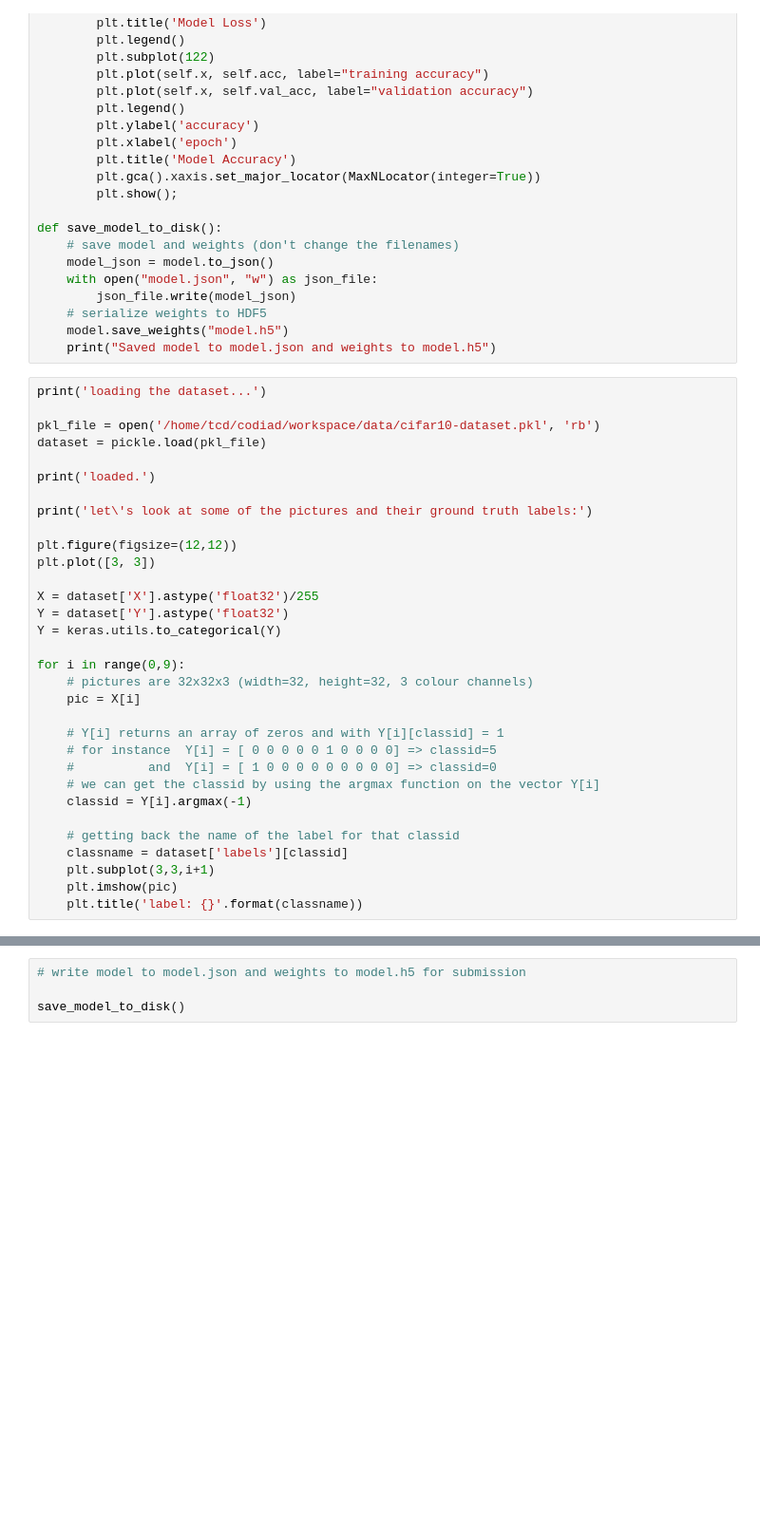
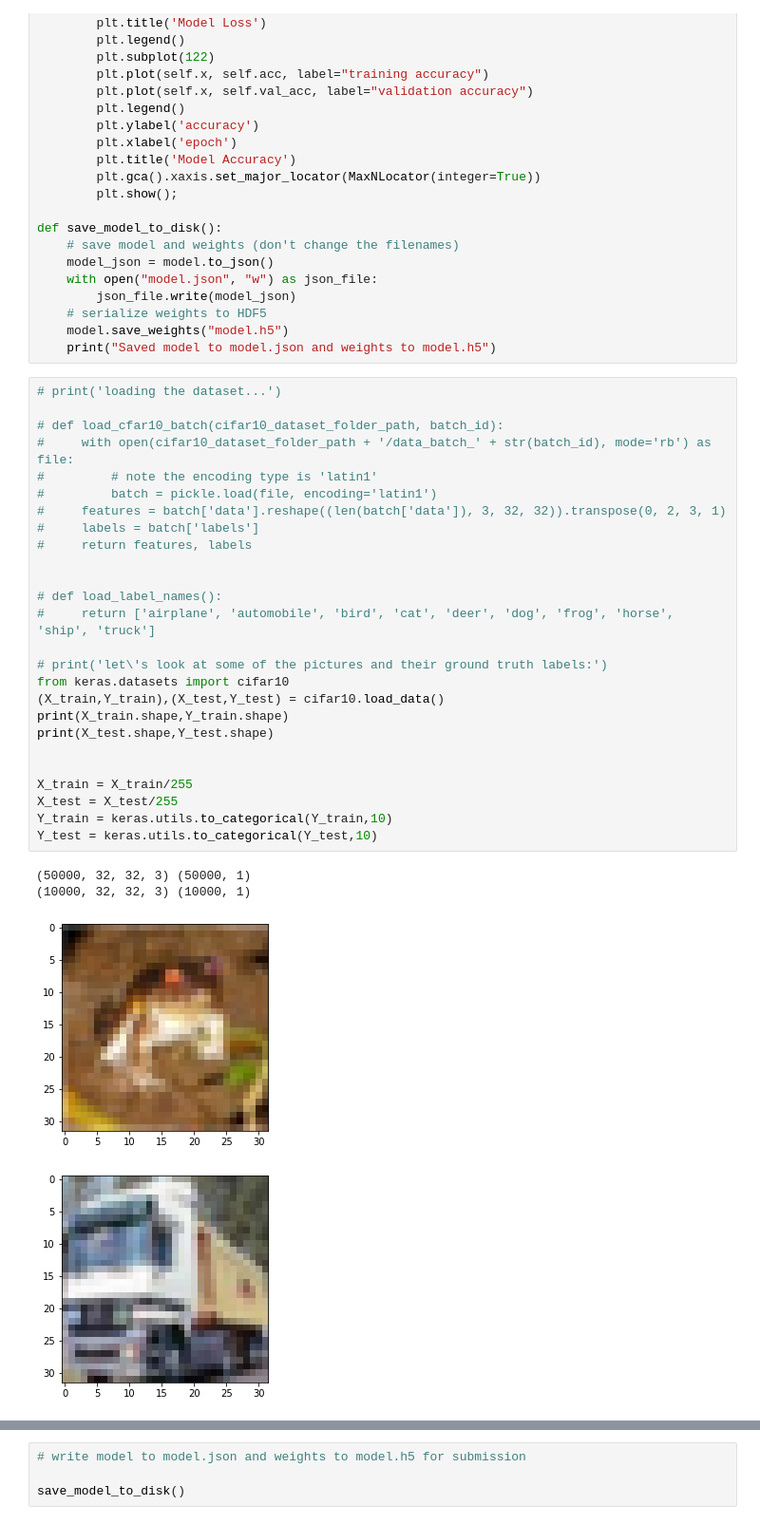
Before and after one commit to uvjar/4C16, a Jupyter notebook: lab04/Lab 4.ipynb, the cells around one changed output, grey strips where cells are left out. Shown: that part at 95% size. Drawn from its saved outputs; the diff is of its cells as text; blank space fills up the shorter version.

```diff
--- a/lab04/Lab 4.ipynb
+++ b/lab04/Lab 4.ipynb
@@ -74,36 +76,35 @@ def save_model_to_disk():
     # serialize weights to HDF5
     model.save_weights("model.h5")
     print("Saved model to model.json and weights to model.h5")
-# %%
-print('loading the dataset...')
-
-pkl_file = open('/home/tcd/codiad/workspace/data/cifar10-dataset.pkl', 'rb')
-dataset = pickle.load(pkl_file)
-
-print('loaded.')
-
-print('let\'s look at some of the pictures and their ground truth labels:')
-
-plt.figure(figsize=(12,12))
-plt.plot([3, 3])
-
-X = dataset['X'].astype('float32')/255
-Y = dataset['Y'].astype('float32')
-Y = keras.utils.to_categorical(Y)
-
-for i in range(0,9):
-    # pictures are 32x32x3 (width=32, height=32, 3 colour channels)
-    pic = X[i]
-
-    # Y[i] returns an array of zeros and with Y[i][classid] = 1
-    # for instance  Y[i] = [ 0 0 0 0 0 1 0 0 0 0] => classid=5
-    #          and  Y[i] = [ 1 0 0 0 0 0 0 0 0 0] => classid=0
-    # we can get the classid by using the argmax function on the vector Y[i]
-    classid = Y[i].argmax(-1)
-
-    # getting back the name of the label for that classid
-    classname = dataset['labels'][classid]
-    plt.subplot(3,3,i+1)
-    plt.imshow(pic)
-    plt.title('label: {}'.format(classname))
+# %%
+# print('loading the dataset...')
+
+# def load_cfar10_batch(cifar10_dataset_folder_path, batch_id):
+#     with open(cifar10_dataset_folder_path + '/data_batch_' + str(batch_id), mode='rb') as file:
+#         # note the encoding type is 'latin1'
+#         batch = pickle.load(file, encoding='latin1')
+#     features = batch['data'].reshape((len(batch['data']), 3, 32, 32)).transpose(0, 2, 3, 1)
+#     labels = batch['labels']
+#     return features, labels
+
+
+# def load_label_names():
+#     return ['airplane', 'automobile', 'bird', 'cat', 'deer', 'dog', 'frog', 'horse', 'ship', 'truck']
+
+# print('let\'s look at some of the pictures and their ground truth labels:')
+from keras.datasets import cifar10
+(X_train,Y_train),(X_test,Y_test) = cifar10.load_data()
+print(X_train.shape,Y_train.shape)
+print(X_test.shape,Y_test.shape)
+
+
+X_train = X_train/255
+X_test = X_test/255
+Y_train = keras.utils.to_categorical(Y_train,10)
+Y_test = keras.utils.to_categorical(Y_test,10)
+# %% [output]
+(50000, 32, 32, 3) (50000, 1)
+(10000, 32, 32, 3) (10000, 1)
+[figure, added]
+[figure, added]
 # %%
```
Also changed, not shown: parts of 8 cells of this notebook, 13 other files.
